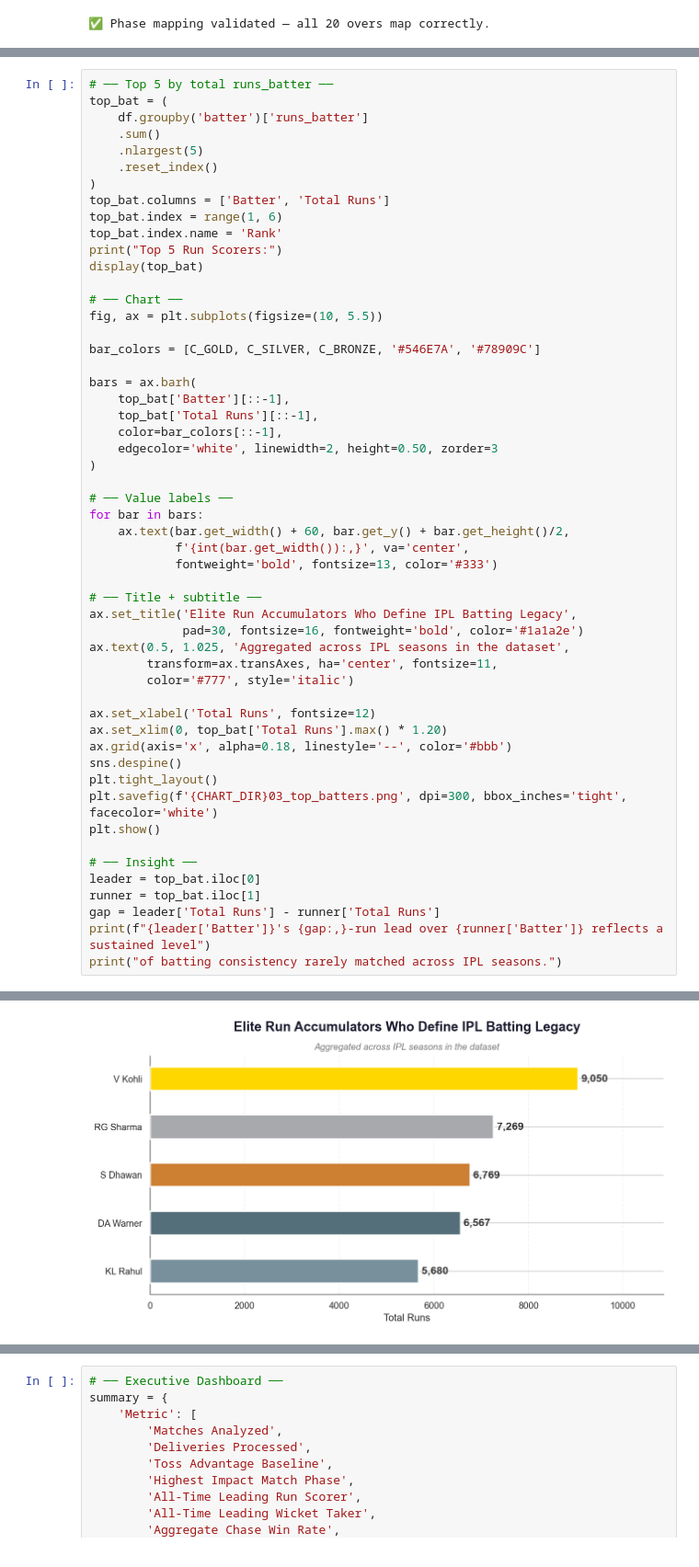
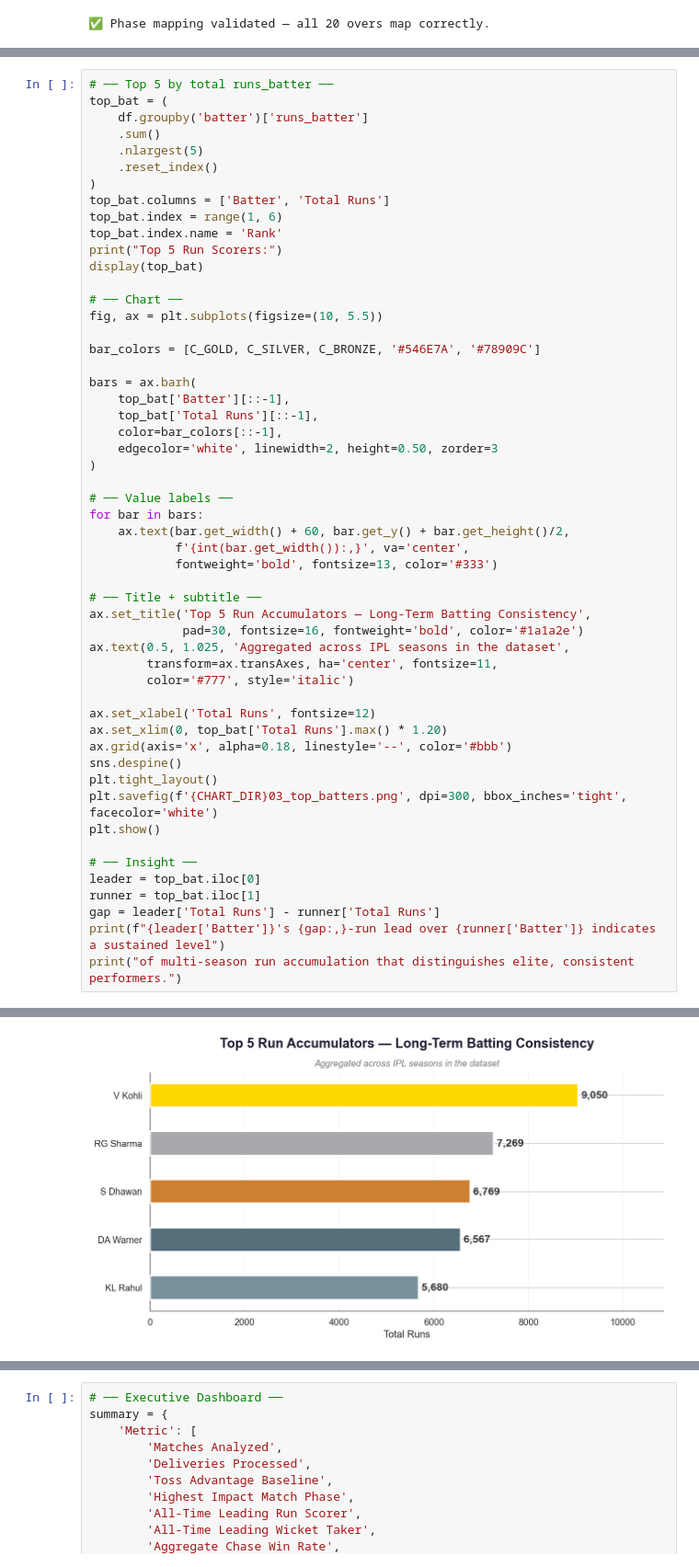
Before and after one commit to mohanCIT/IPL-CRUNCH-26, a Jupyter notebook: notebooks/ipl_analytics.ipynb, the cells around one changed output, grey strips where cells are left out. Shown at 92% size. Drawn from its saved outputs; the diff is of its cells as text.

```diff
--- a/notebooks/ipl_analytics.ipynb
+++ b/notebooks/ipl_analytics.ipynb
@@ -449,34 +457,34 @@ for bar in bars:
             f'{int(bar.get_width()):,}', va='center',
             fontweight='bold', fontsize=13, color='#333')
 
 # ── Title + subtitle ──
-ax.set_title('Elite Run Accumulators Who Define IPL Batting Legacy',
+ax.set_title('Top 5 Run Accumulators — Long-Term Batting Consistency',
              pad=30, fontsize=16, fontweight='bold', color='#1a1a2e')
 ax.text(0.5, 1.025, 'Aggregated across IPL seasons in the dataset',
         transform=ax.transAxes, ha='center', fontsize=11,
         color='#777', style='italic')
 
 ax.set_xlabel('Total Runs', fontsize=12)
 ax.set_xlim(0, top_bat['Total Runs'].max() * 1.20)
 ax.grid(axis='x', alpha=0.18, linestyle='--', color='#bbb')
 sns.despine()
 plt.tight_layout()
 plt.savefig(f'{CHART_DIR}03_top_batters.png', dpi=300, bbox_inches='tight', facecolor='white')
 plt.show()
 
 # ── Insight ──
 leader = top_bat.iloc[0]
 runner = top_bat.iloc[1]
 gap = leader['Total Runs'] - runner['Total Runs']
-print(f"{leader['Batter']}'s {gap:,}-run lead over {runner['Batter']} reflects a sustained level")
-print("of batting consistency rarely matched across IPL seasons.")
+print(f"{leader['Batter']}'s {gap:,}-run lead over {runner['Batter']} indicates a sustained level")
+print("of multi-season run accumulation that distinguishes elite, consistent performers.")
 # %% [output]
 Top 5 Run Scorers:
 |  | Batter | Total Runs |
 | Rank |  |  |
 | 1 | V Kohli | 9050 |
 | 2 | RG Sharma | 7269 |
 | 3 | S Dhawan | 6769 |
 | 4 | DA Warner | 6567 |
 | 5 | KL Rahul | 5680 |
-[figure, old version]
+[figure, new version]
```
Also changed, not shown: parts of 17 cells of this notebook, 3 other files.
